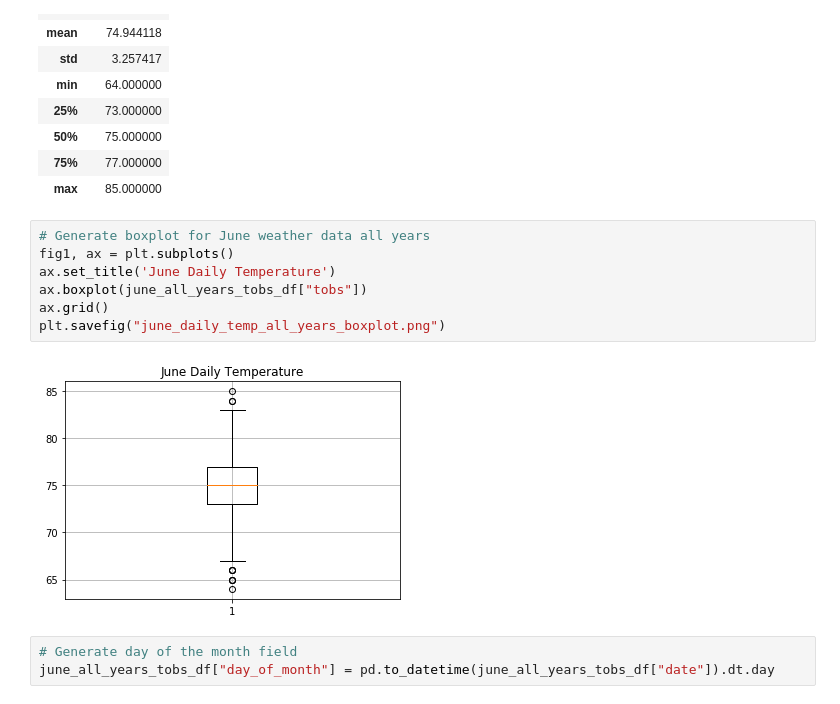
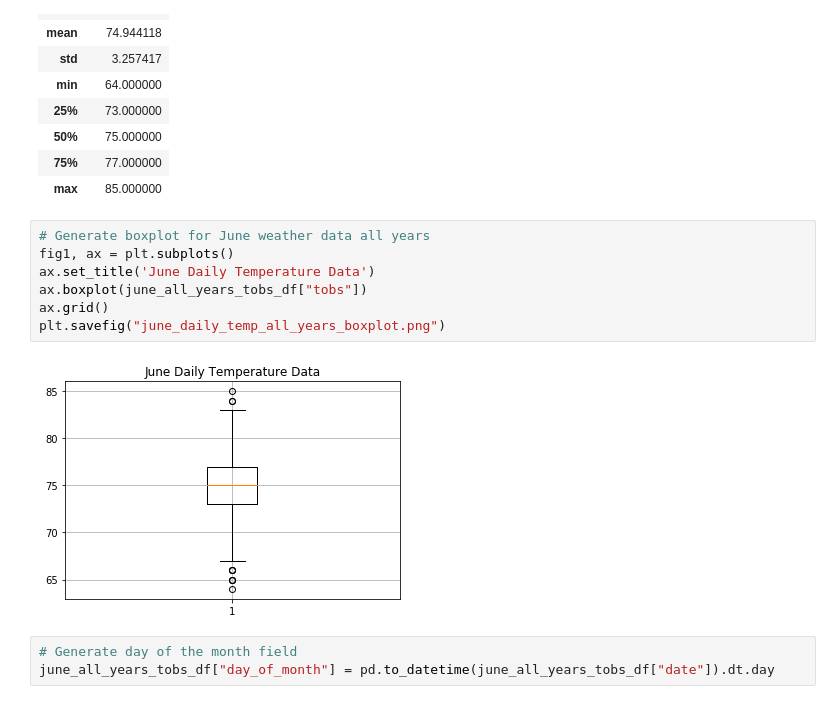
Before and after one commit to berndab/surfs_up, a Jupyter notebook: challenge.ipynb, the cells around one changed output. Drawn from its saved outputs; the diff is of its cells as text.

```diff
--- a/challenge.ipynb
+++ b/challenge.ipynb
@@ -48,12 +48,12 @@ june_all_years_tobs_df.describe()
 # %%
 # Generate boxplot for June weather data all years
 fig1, ax = plt.subplots()
-ax.set_title('June Daily Temperature')
+ax.set_title('June Daily Temperature Data')
 ax.boxplot(june_all_years_tobs_df["tobs"])
 ax.grid()
 plt.savefig("june_daily_temp_all_years_boxplot.png")
 # %% [output]
-[figure, old version]
+[figure, new version]
 # %%
 # Generate day of the month field
 june_all_years_tobs_df["day_of_month"] = pd.to_datetime(june_all_years_tobs_df["date"]).dt.day
```
Also changed, not shown: parts of 1 cell of this notebook, 2 other files.
